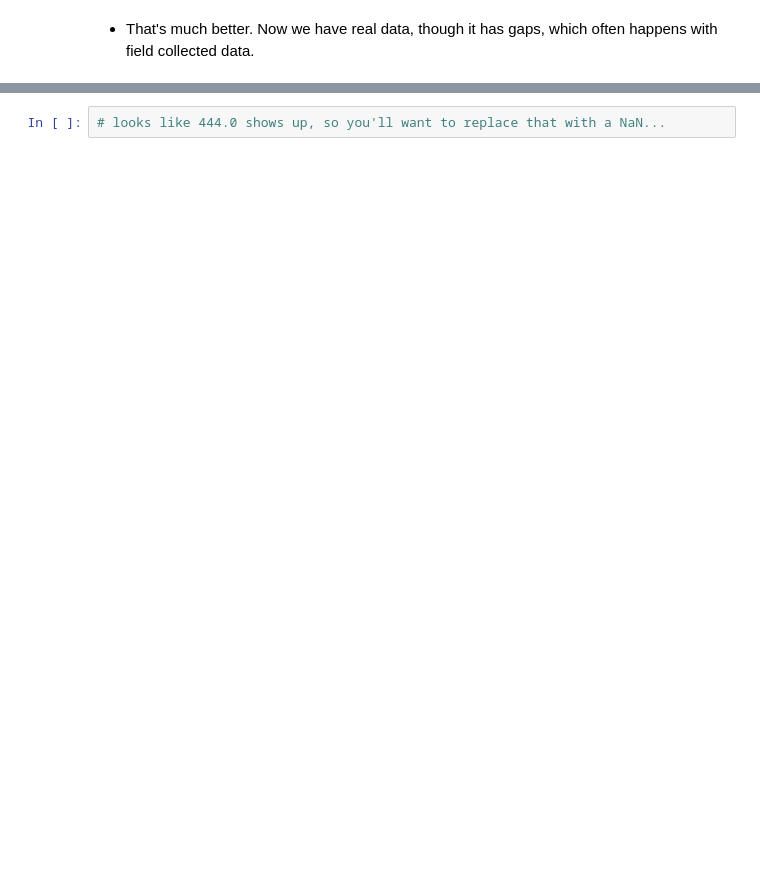
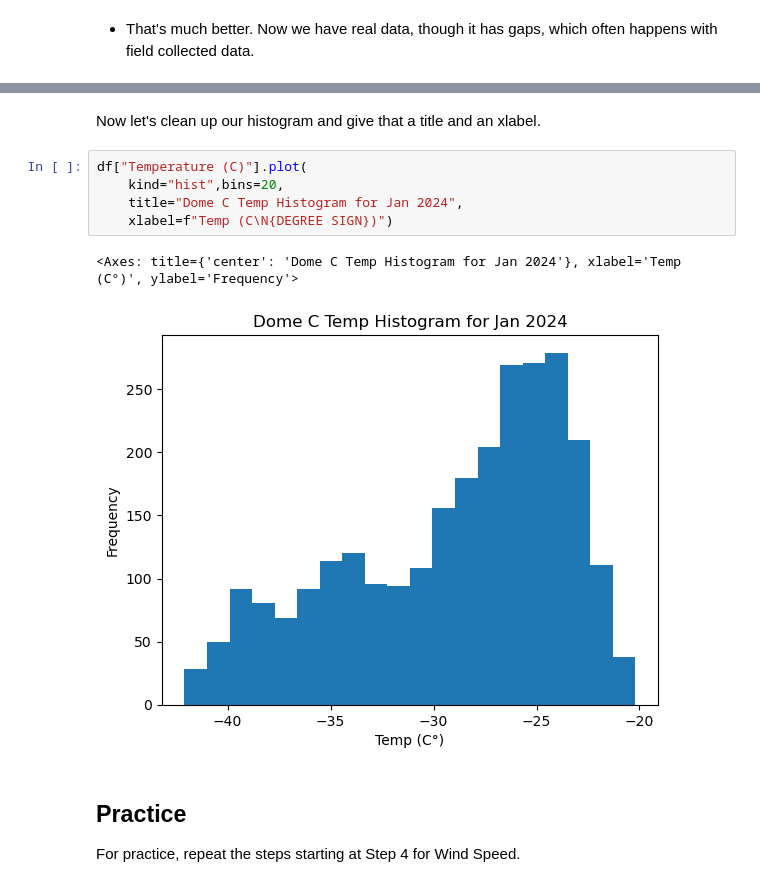
Before and after one commit to radryan1979/clim341, a Jupyter notebook: Assignments/week-1-getting-started.ipynb, the cells around one changed output, grey strips where cells are left out. Saved outputs shown, nothing was run; the diff lists cells and outputs as text; blank space fills up the shorter version.

```diff
--- a/Assignments/week-1-getting-started.ipynb
+++ b/Assignments/week-1-getting-started.ipynb
@@ -208,2 +276,14 @@ Max pressure: 661.5
-# %%
-# looks like 444.0 shows up, so you'll want to replace that with a NaN...
+# %% [markdown]
+Now let's clean up our histogram and give that a title and an xlabel.
+# %%
+df["Temperature (C)"].plot(
+    kind="hist",bins=20,
+    title="Dome C Temp Histogram for Jan 2024",
+    xlabel=f"Temp (C\N{DEGREE SIGN})")
+# %% [output]
+<Axes: title={'center': 'Dome C Temp Histogram for Jan 2024'}, xlabel='Temp (C°)', ylabel='Frequency'>
+[figure, added]
+# %% [markdown]
+## Practice
+
+For practice, repeat the steps starting at Step 4 for Wind Speed.
```
Also changed, not shown: parts of 19 cells of this notebook.
